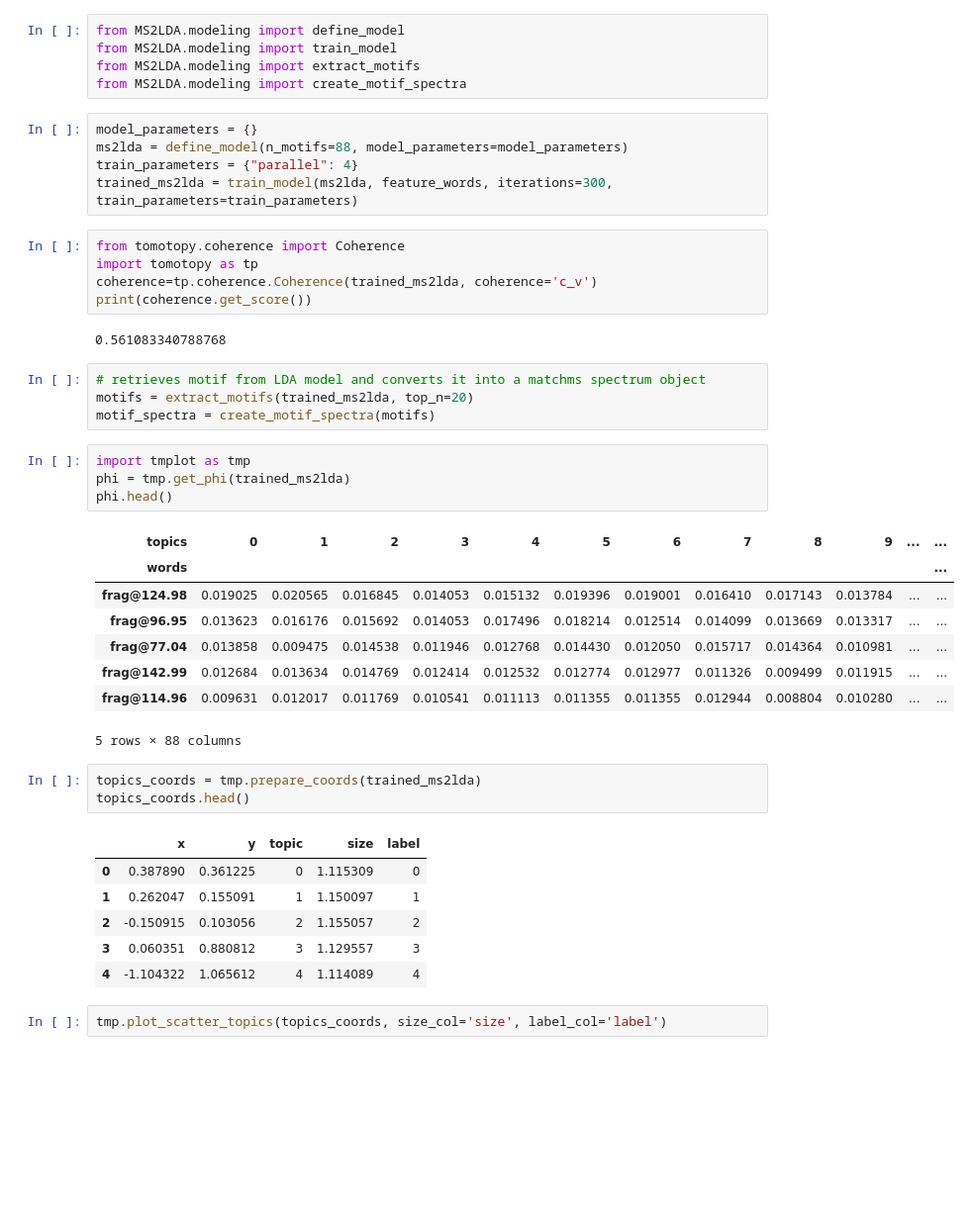
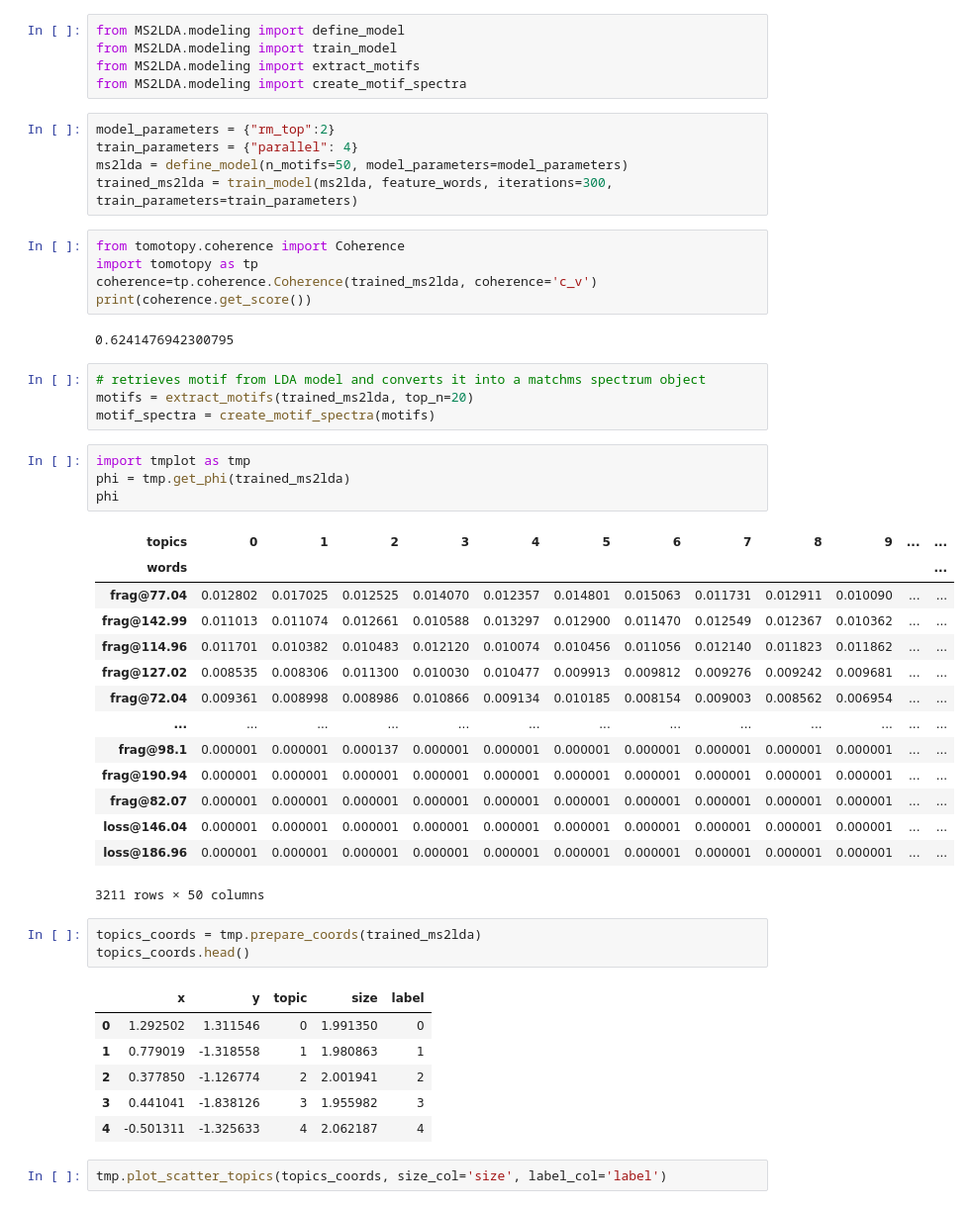
Before and after one commit to vdhooftcompmet/MS2LDA, a Jupyter notebook: notebooks/Run_Vis.ipynb, the cells around one changed output. Shown at 99% size. Drawn from its saved outputs; the diff is of its cells as text; blank space fills up the shorter version.

```diff
--- a/notebooks/Run_Vis.ipynb
+++ b/notebooks/Run_Vis.ipynb
@@ -22,9 +22,9 @@ from MS2LDA.modeling import train_model
 from MS2LDA.modeling import extract_motifs
 from MS2LDA.modeling import create_motif_spectra
 # %%
-model_parameters = {}
-ms2lda = define_model(n_motifs=88, model_parameters=model_parameters)
+model_parameters = {"rm_top":2}
 train_parameters = {"parallel": 4}
+ms2lda = define_model(n_motifs=50, model_parameters=model_parameters)
 trained_ms2lda = train_model(ms2lda, feature_words, iterations=300, train_parameters=train_parameters)
 # %%
 from tomotopy.coherence import Coherence
@@ -32,7 +32,7 @@ import tomotopy as tp
 coherence=tp.coherence.Coherence(trained_ms2lda, coherence='c_v')
 print(coherence.get_score())
 # %% [output]
-0.561083340788768
+0.6241476942300795
 # %%
 # retrieves motif from LDA model and converts it into a matchms spectrum object
 motifs = extract_motifs(trained_ms2lda, top_n=20)
@@ -40,26 +40,32 @@ motif_spectra = create_motif_spectra(motifs)
 # %%
 import tmplot as tmp
 phi = tmp.get_phi(trained_ms2lda)
-phi.head()
+phi
 # %% [output]
 | topics | 0 | 1 | 2 | 3 | 4 | 5 | 6 | 7 | 8 | 9 | ... | ... |
 | words |  |  |  |  |  |  |  |  |  |  |  | ... |
-| frag@124.98 | 0.019025 | 0.020565 | 0.016845 | 0.014053 | 0.015132 | 0.019396 | 0.019001 | 0.016410 | 0.017143 | 0.013784 | ... | ... |
-| frag@96.95 | 0.013623 | 0.016176 | 0.015692 | 0.014053 | 0.017496 | 0.018214 | 0.012514 | 0.014099 | 0.013669 | 0.013317 | ... | ... |
-| frag@77.04 | 0.013858 | 0.009475 | 0.014538 | 0.011946 | 0.012768 | 0.014430 | 0.012050 | 0.015717 | 0.014364 | 0.010981 | ... | ... |
-| frag@142.99 | 0.012684 | 0.013634 | 0.014769 | 0.012414 | 0.012532 | 0.012774 | 0.012977 | 0.011326 | 0.009499 | 0.011915 | ... | ... |
-| frag@114.96 | 0.009631 | 0.012017 | 0.011769 | 0.010541 | 0.011113 | 0.011355 | 0.011355 | 0.012944 | 0.008804 | 0.010280 | ... | ... |
+| frag@77.04 | 0.012802 | 0.017025 | 0.012525 | 0.014070 | 0.012357 | 0.014801 | 0.015063 | 0.011731 | 0.012911 | 0.010090 | ... | ... |
+| frag@142.99 | 0.011013 | 0.011074 | 0.012661 | 0.010588 | 0.013297 | 0.012900 | 0.011470 | 0.012549 | 0.012367 | 0.010362 | ... | ... |
+| frag@114.96 | 0.011701 | 0.010382 | 0.010483 | 0.012120 | 0.010074 | 0.010456 | 0.011056 | 0.012140 | 0.011823 | 0.011862 | ... | ... |
+| frag@127.02 | 0.008535 | 0.008306 | 0.011300 | 0.010030 | 0.010477 | 0.009913 | 0.009812 | 0.009276 | 0.009242 | 0.009681 | ... | ... |
+| frag@72.04 | 0.009361 | 0.008998 | 0.008986 | 0.010866 | 0.009134 | 0.010185 | 0.008154 | 0.009003 | 0.008562 | 0.006954 | ... | ... |
+| ... | ... | ... | ... | ... | ... | ... | ... | ... | ... | ... | ... | ... |
+| frag@98.1 | 0.000001 | 0.000001 | 0.000137 | 0.000001 | 0.000001 | 0.000001 | 0.000001 | 0.000001 | 0.000001 | 0.000001 | ... | ... |
+| frag@190.94 | 0.000001 | 0.000001 | 0.000001 | 0.000001 | 0.000001 | 0.000001 | 0.000001 | 0.000001 | 0.000001 | 0.000001 | ... | ... |
+| frag@82.07 | 0.000001 | 0.000001 | 0.000001 | 0.000001 | 0.000001 | 0.000001 | 0.000001 | 0.000001 | 0.000001 | 0.000001 | ... | ... |
+| loss@146.04 | 0.000001 | 0.000001 | 0.000001 | 0.000001 | 0.000001 | 0.000001 | 0.000001 | 0.000001 | 0.000001 | 0.000001 | ... | ... |
+| loss@186.96 | 0.000001 | 0.000001 | 0.000001 | 0.000001 | 0.000001 | 0.000001 | 0.000001 | 0.000001 | 0.000001 | 0.000001 | ... | ... |
-5 rows × 88 columns
+3211 rows × 50 columns
 # %%
 topics_coords = tmp.prepare_coords(trained_ms2lda)
 topics_coords.head()
 # %% [output]
 |  | x | y | topic | size | label |
-| 0 | 0.387890 | 0.361225 | 0 | 1.115309 | 0 |
-| 1 | 0.262047 | 0.155091 | 1 | 1.150097 | 1 |
-| 2 | -0.150915 | 0.103056 | 2 | 1.155057 | 2 |
-| 3 | 0.060351 | 0.880812 | 3 | 1.129557 | 3 |
-| 4 | -1.104322 | 1.065612 | 4 | 1.114089 | 4 |
+| 0 | 1.292502 | 1.311546 | 0 | 1.991350 | 0 |
+| 1 | 0.779019 | -1.318558 | 1 | 1.980863 | 1 |
+| 2 | 0.377850 | -1.126774 | 2 | 2.001941 | 2 |
+| 3 | 0.441041 | -1.838126 | 3 | 1.955982 | 3 |
+| 4 | -0.501311 | -1.325633 | 4 | 2.062187 | 4 |
 # %%
 tmp.plot_scatter_topics(topics_coords, size_col='size', label_col='label')
 # %% [output]
```
Also changed, not shown: parts of 7 cells of this notebook, 1 other file.
